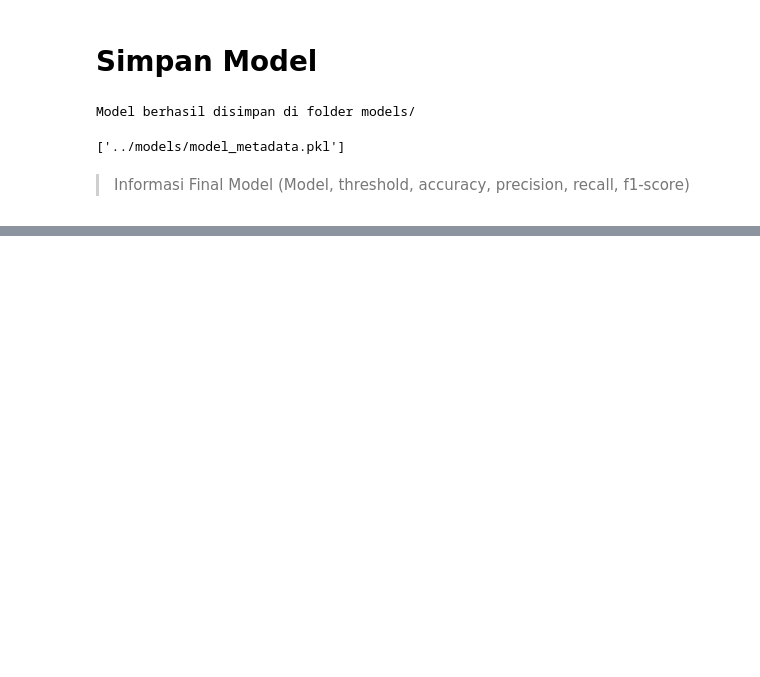
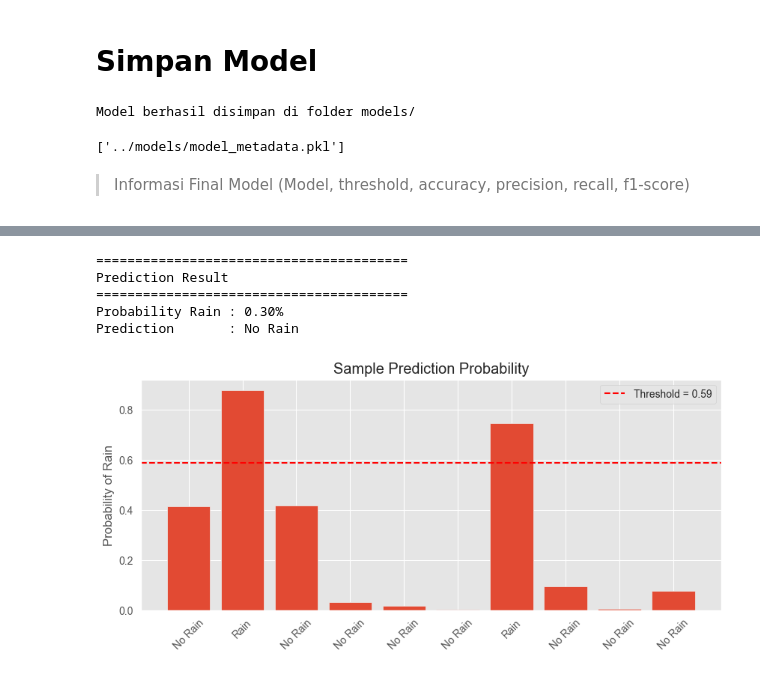
Before and after one commit to RandiBro234/AustraliaRainPrediction, a Jupyter notebook: notebook/rain_prediction.ipynb, the cells around one changed output, grey strips where cells are left out. Drawn from its saved outputs; the diff is of its cells as text; code cells hidden in the pictures; blank space fills up the shorter version.

```diff
--- a/notebook/rain_prediction.ipynb
+++ b/notebook/rain_prediction.ipynb
@@ -2219,10 +2173,6 @@ joblib.dump(metadata, "../models/model_metadata.pkl")
 # %%
-# Uji Coba
-sample = X_test_cat.iloc[[0]]
+# Probabilitas kelas Rain
+final_prob = final_model.predict_proba(X_test_cat)[:, 1]
 
-prob = final_model.predict_proba(sample)[:, 1][0]
-
-prediction = int(prob >= final_threshold)
-
-print(f"Probability Rain : {prob:.4f}")
-print("Prediction :", "Rain" if prediction == 1 else "No Rain")
+# Prediksi menggunakan threshold terbaik
+y_pred_final = (final_prob >= threshold).astype(int)
@@ -2231,0 +2229,50 @@ Prediction : No Rain
+# %%
+prob = final_model.predict_proba(sample)[0,1]
+
+pred = int(prob >= threshold)
+
+print("="*40)
+print("Prediction Result")
+print("="*40)
+
+print(f"Probability Rain : {prob:.2%}")
+print(f"Prediction       : {'Rain' if pred else 'No Rain'}")
+# %% [output]
+========================================
+Prediction Result
+========================================
+Probability Rain : 0.30%
+Prediction       : No Rain
+# %%
+import matplotlib.pyplot as plt
+
+sample_pred = prediction_result.head(10)
+
+plt.figure(figsize=(10,4))
+
+plt.bar(
+    range(len(sample_pred)),
+    sample_pred["Probability"]
+)
+
+plt.axhline(
+    threshold,
+    color="red",
+    linestyle="--",
+    label=f"Threshold = {threshold:.2f}"
+)
+
+plt.xticks(
+    range(len(sample_pred)),
+    sample_pred["Prediction"],
+    rotation=45
+)
+
+plt.ylabel("Probability of Rain")
+plt.title("Sample Prediction Probability")
+
+plt.legend()
+
+plt.show()
+# %% [output]
+[figure, added]
```
Also changed, not shown: parts of 8 cells of this notebook.
